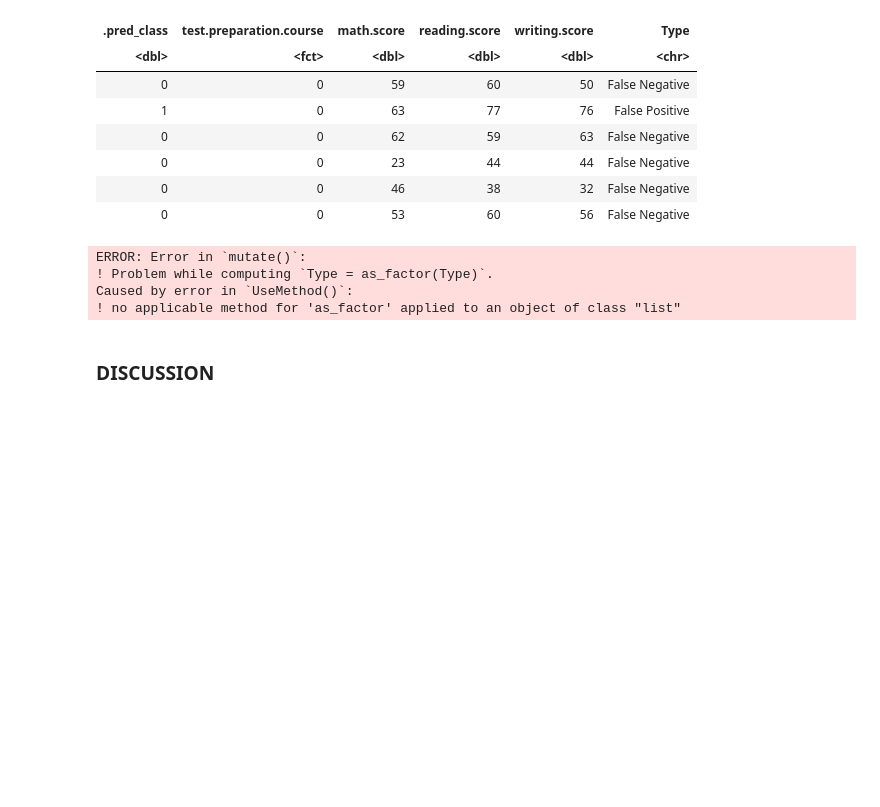
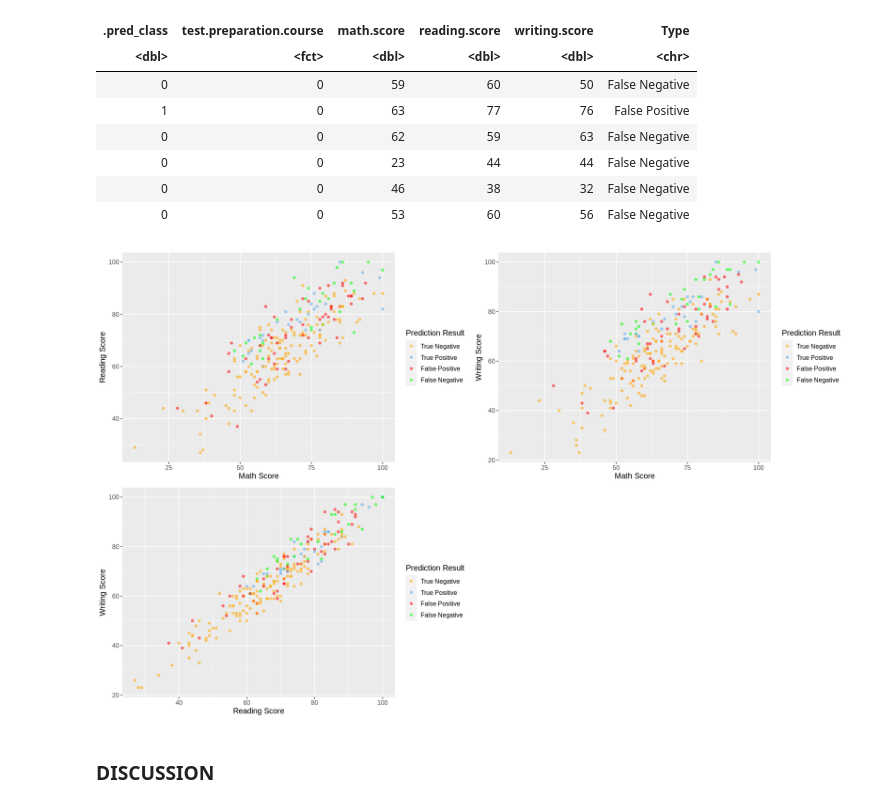
Before and after one commit to mayas02/dsci-100-2022w1-group-89, a Jupyter notebook: dataset.ipynb, the cells around one changed output. Drawn from its saved outputs; the diff is of its cells as text; code cells hidden in the pictures; blank space fills up the shorter version.

Commit message:
visualizations

```diff
--- a/dataset.ipynb
+++ b/dataset.ipynb
@@ -324,24 +324,46 @@ A tibble: 6 × 6
 # %%
 exam_predictions <- exam_predictions |>
 mutate(Type = as_factor(Type))
 
-exam_predictions_plot <- exam_predictions |>
+exam_predictions_plot1 <- exam_predictions |>
   ggplot(aes(x = math.score, y = reading.score, color = Type)) +
   geom_point(alpha = 0.5) +
   labs(x = "Math Score",
        y = "Reading Score",
        color = "Prediction Result")+
 scale_color_manual(labels = c("True Negative", "True Positive", "False Positive", "False Negative"),
-                     values = c("orange2", "steelblue2", "pink", "green")) +
+                     values = c("orange", "steelblue2", "red", "green")) +
 
   theme(text = element_text(size = 12))
 
-exam_predictions_plot
+
+exam_predictions_plot2 <- exam_predictions |>
+  ggplot(aes(x = math.score, y = writing.score, color = Type)) +
+  geom_point(alpha = 0.5) +
+  labs(x = "Math Score",
+       y = "Writing Score",
+       color = "Prediction Result") +
+scale_color_manual(labels = c("True Negative", "True Positive", "False Positive", "False Negative"),
+                     values = c("orange", "steelblue2", "red", "green")) +
+  theme(text = element_text(size = 12))
+
+
+
+exam_predictions_plot3 <- exam_predictions |>
+  ggplot(aes(x = reading.score, y = writing.score, color = Type)) +
+  geom_point(alpha = 0.5) +
+  labs(x = "Reading Score",
+       y = "Writing Score",
+       color = "Prediction Result") +
+scale_color_manual(labels = c("True Negative", "True Positive", "False Positive", "False Negative"),
+                     values = c("orange", "steelblue2", "red", "green")) +
+  theme(text = element_text(size = 12))
+
+
+exam_predictions_plots <- plot_grid(exam_predictions_plot1, exam_predictions_plot2, exam_predictions_plot3)
+exam_predictions_plots
 # %% [output]
-ERROR: Error in `mutate()`:
-! Problem while computing `Type = as_factor(Type)`.
-Caused by error in `UseMethod()`:
-! no applicable method for 'as_factor' applied to an object of class "list"
+[figure, added]
 # %% [markdown]
 ### DISCUSSION
 # %% [markdown]
```
